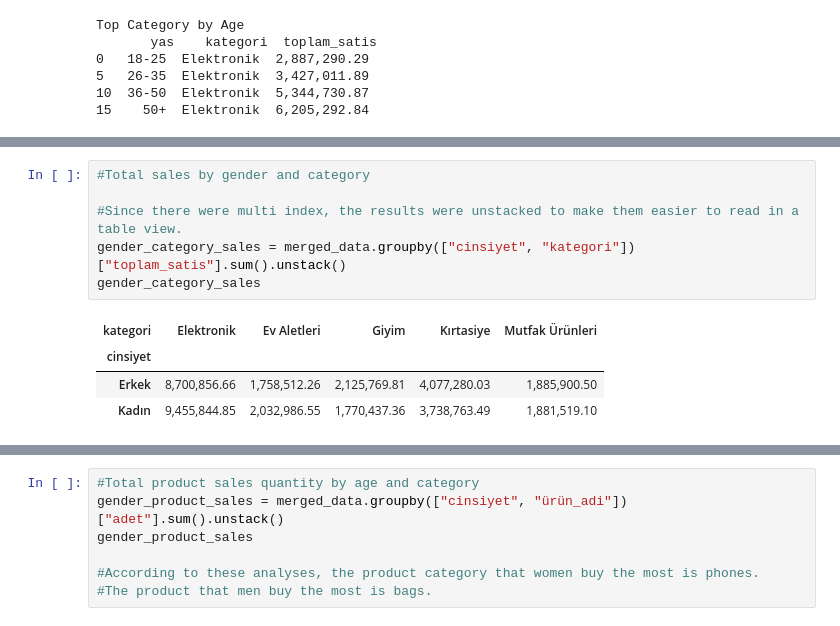
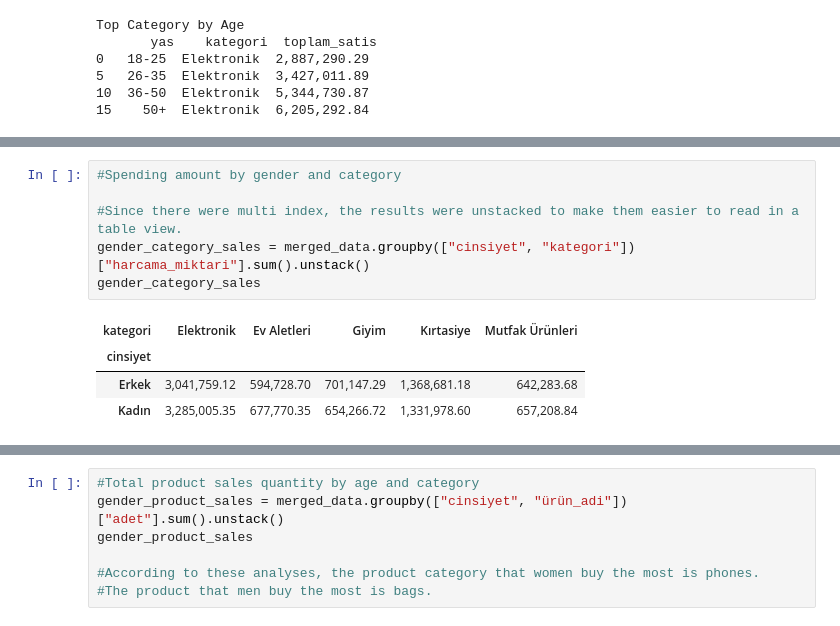
Before and after one commit to Aleynaunver/Data-Analysis-and-Manipulation, a Jupyter notebook: main.ipynb, the cells around one changed output, grey strips where cells are left out. Cells and saved outputs as stored; diff of their text form.

```diff
--- a/main.ipynb
+++ b/main.ipynb
@@ -705,11 +916,11 @@ Name: harcama_miktari, dtype: float64
 # %%
-#Total sales by gender and category
+#Spending amount by gender and category
 
 #Since there were multi index, the results were unstacked to make them easier to read in a table view.
-gender_category_sales = merged_data.groupby(["cinsiyet", "kategori"])["toplam_satis"].sum().unstack()
+gender_category_sales = merged_data.groupby(["cinsiyet", "kategori"])["harcama_miktari"].sum().unstack()
 gender_category_sales
 # %% [output]
 | kategori | Elektronik | Ev Aletleri | Giyim | Kırtasiye | Mutfak Ürünleri |
 | cinsiyet |  |  |  |  |  |
-| Erkek | 8,700,856.66 | 1,758,512.26 | 2,125,769.81 | 4,077,280.03 | 1,885,900.50 |
-| Kadın | 9,455,844.85 | 2,032,986.55 | 1,770,437.36 | 3,738,763.49 | 1,881,519.10 |
+| Erkek | 3,041,759.12 | 594,728.70 | 701,147.29 | 1,368,681.18 | 642,283.68 |
+| Kadın | 3,285,005.35 | 677,770.35 | 654,266.72 | 1,331,978.60 | 657,208.84 |
```
Also changed, not shown: parts of 112 cells of this notebook.
